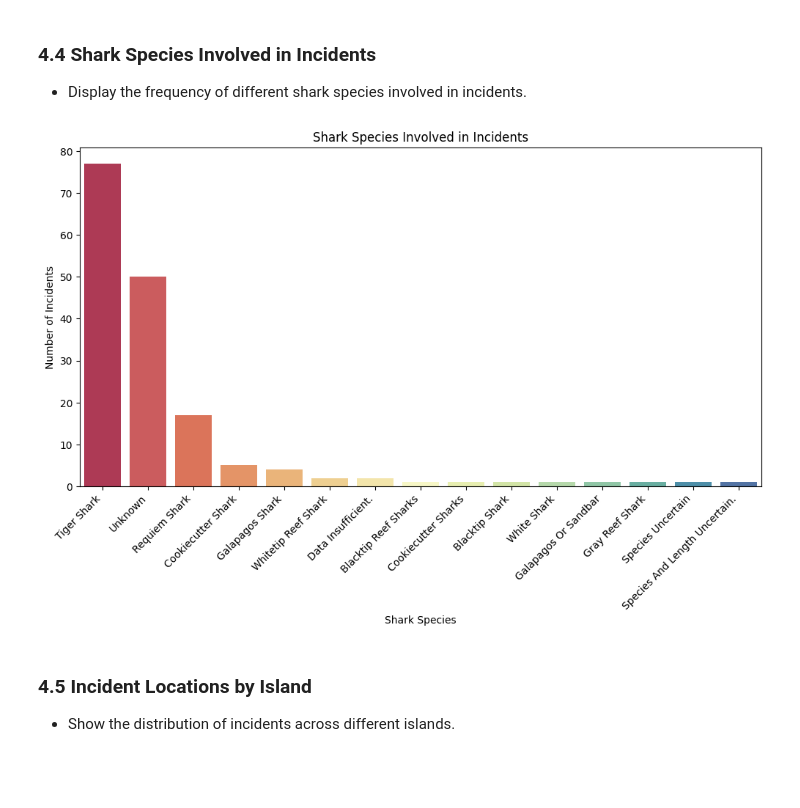
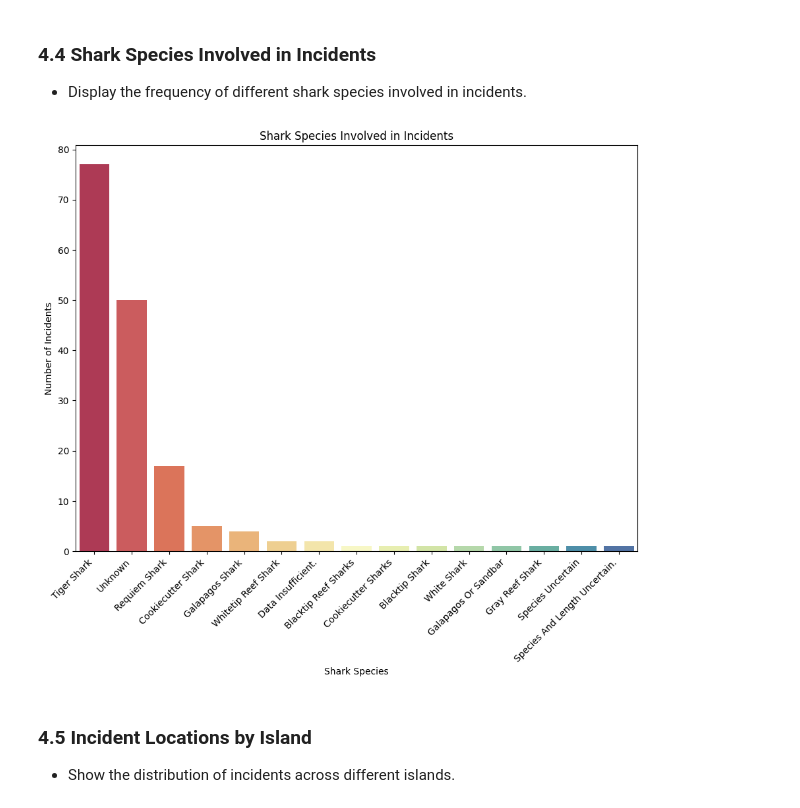
Before and after one commit to mohan-y/hawaii-shark-incident-data-analysis, a Jupyter notebook: hawaii_shark_incident_data_analysis.ipynb, the cells around one changed output. Saved outputs shown, nothing was run; the diff lists cells and outputs as text; code cells hidden in the pictures; blank space fills up the shorter version.

```diff
--- a/hawaii_shark_incident_data_analysis.ipynb
+++ b/hawaii_shark_incident_data_analysis.ipynb
@@ -272,19 +272,19 @@ plt.show()
 # %%
 # Count incidents by shark species
 species_counts = data['Shark_Species'].value_counts().reset_index()
 species_counts.columns = ['Shark_Species', 'Count']
 
-plt.figure(figsize=(12, 6))
+plt.figure(figsize=(11, 8))
 sns.barplot(x='Shark_Species', y='Count', hue='Shark_Species', data=species_counts, palette='Spectral', dodge=False)
 plt.title('Shark Species Involved in Incidents')
 plt.xlabel('Shark Species')
 plt.ylabel('Number of Incidents')
 plt.xticks(rotation=45, ha='right')
 plt.legend([], [], frameon=False)
 plt.savefig(os.path.join(image_dir, 'shark_species.png'))
 plt.show()
 # %% [output]
-[figure, old version]
+[figure, new version]
 # %% [markdown]
 ### 4.5 Incident Locations by Island
 - Show the distribution of incidents across different islands.
```
Also changed, not shown: parts of 3 cells of this notebook, 4 other files.
